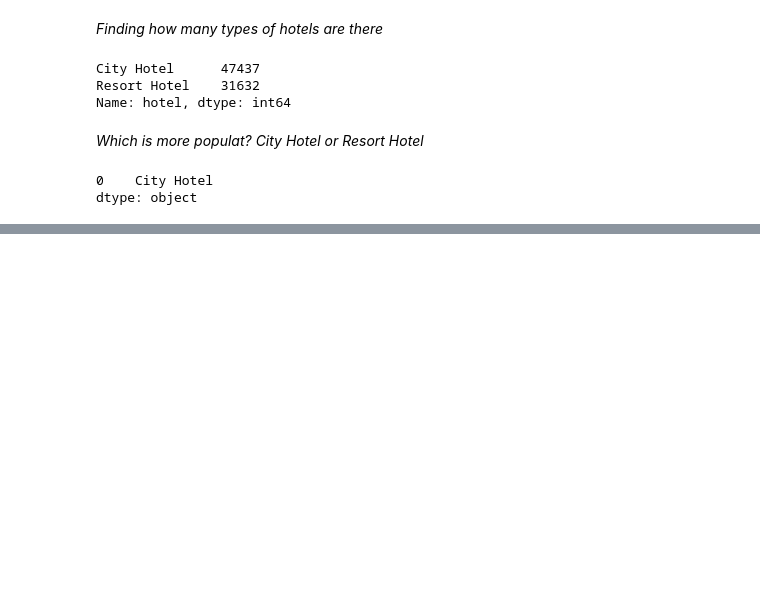
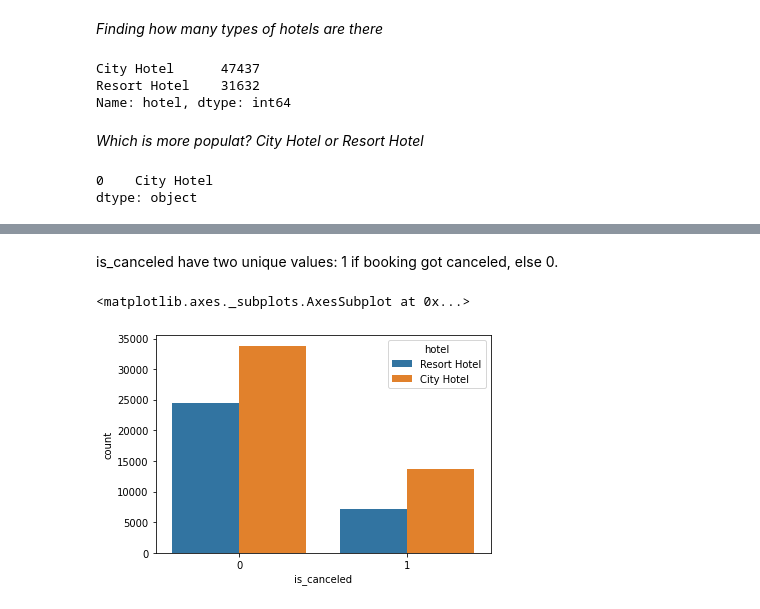
Before and after one commit to bindukovvada/Data-Science, a Jupyter notebook: Bindu_Hotel_Booking_Analysis_CapstoneProject.ipynb, the cells around one changed output, grey strips where cells are left out. Drawn from its saved outputs; the diff is of its cells as text; code cells hidden in the pictures; blank space fills up the shorter version.

```diff
--- a/Bindu_Hotel_Booking_Analysis_CapstoneProject.ipynb
+++ b/Bindu_Hotel_Booking_Analysis_CapstoneProject.ipynb
@@ -176,0 +194,7 @@ dtype: object
+# %% [markdown]
+is_canceled have two unique values: 1 if booking got canceled, else 0.
+# %%
+sns.countplot(x = 'is_canceled', hue='hotel', data=hotel_df)
+# %% [output]
+<matplotlib.axes._subplots.AxesSubplot at 0x...>
+[figure, added]
```
Also changed, not shown: parts of 20 cells of this notebook.
